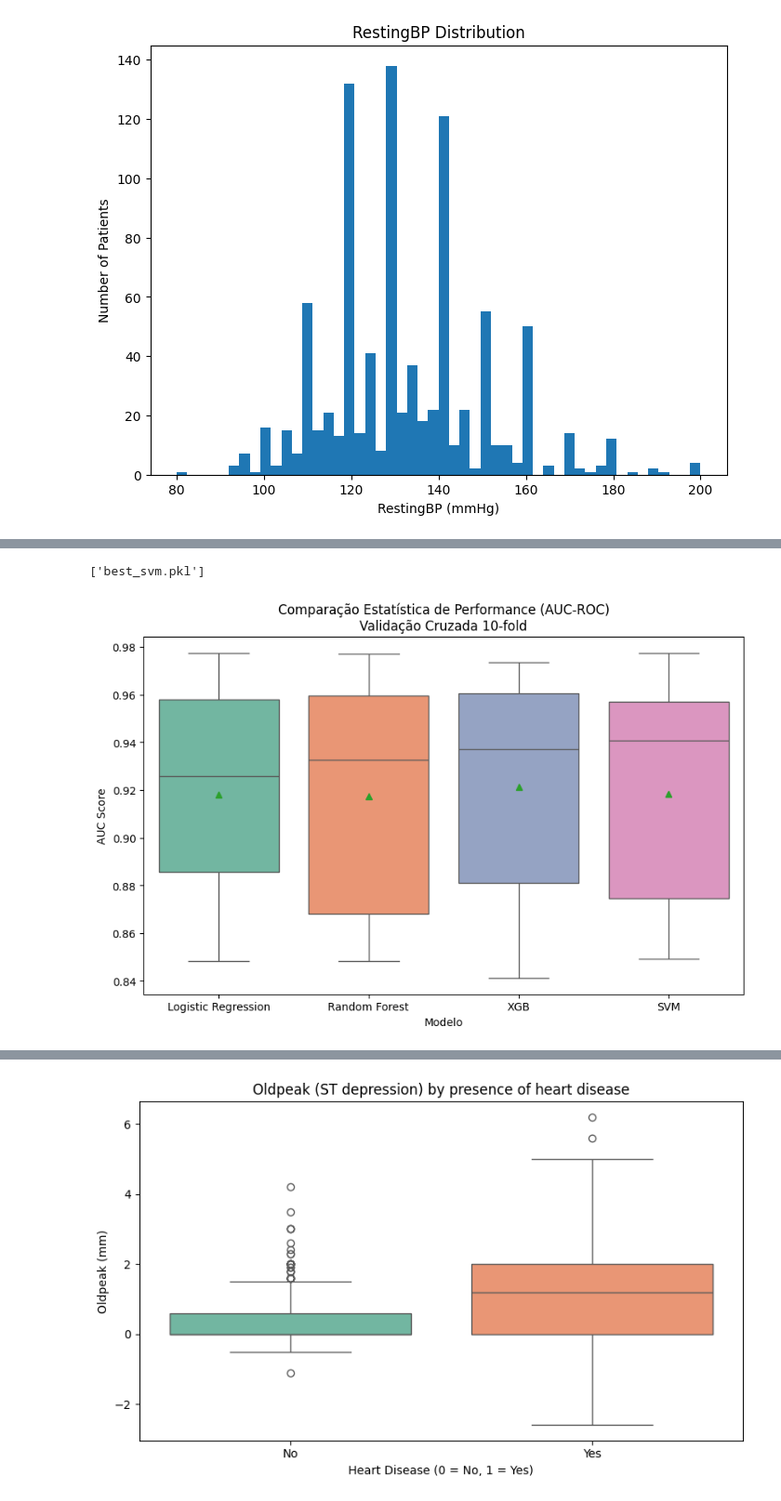
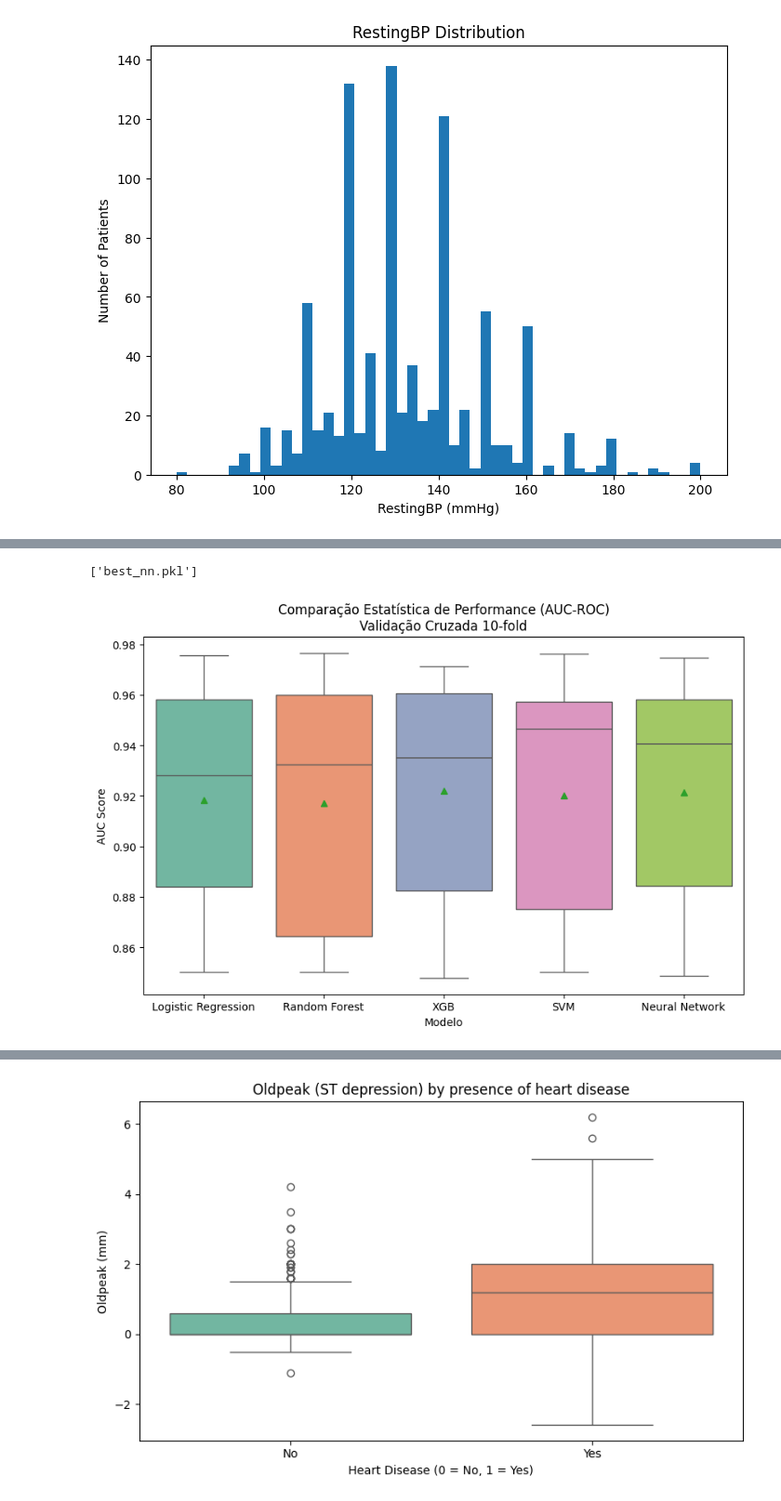
Before and after one commit to malf75/Heart-Failure-ML, a Jupyter notebook: heartdisease.ipynb, the cells around one changed output, grey strips where cells are left out. Shown at 93% size. Cells and saved outputs as stored; diff of their text form; code cells hidden in the pictures.

```diff
--- a/heartdisease.ipynb
+++ b/heartdisease.ipynb
@@ -415,0 +377,41 @@ F1-score: 0.8561
+# %%
+param_grid_nn = {
+    'clf__learning_rate_init': loguniform(1e-4, 1e-1),
+    'clf__momentum': uniform(0.5, 0.49),
+    'clf__hidden_layer_sizes': [(6,6), (12,), (20,10), (50,30)],
+    'clf__alpha': loguniform(1e-5, 1e-1)
+}
+
+neural_network = Pipeline([
+    ('prep', preprocessor),
+    ('clf', MLPClassifier(
+        random_state=42,
+        max_iter=2000,
+        tol=1e-6,
+        solver='sgd'
+    ))
+])
+
+grid_nn = RandomizedSearchCV(
+    neural_network,
+    param_distributions=param_grid_nn,
+    n_iter=50,
+    scoring='roc_auc',
+    cv=10,
+    n_jobs=-1,
+    verbose=1
+)
+
+grid_nn.fit(X, y)
+
+print(f"Melhor Score (AUC): {grid_nn.best_score_:.4f}")
+print(f"Melhores Parâmetros: {grid_nn.best_params_}")
+
+model5 = grid_nn.best_estimator_
+
+scores = cross_validate(model5, X, y, cv=10, scoring=['roc_auc', 'accuracy', 'recall', 'f1'])
+
+print("Neural Network AUC-ROC (10-fold):", scores['test_roc_auc'].mean().round(4), "±", scores['test_roc_auc'].std().round(4))
+print("Accuracy:", scores['test_accuracy'].mean().round(4))
+print("Recall (doença):", scores['test_recall'].mean().round(4))
+print("F1-score:", scores['test_f1'].mean().round(4))
@@ -418,44 +428,47 @@ joblib.dump(model1, 'best_logistic_regression.pkl')
 joblib.dump(model2, 'best_random_forest.pkl')
 joblib.dump(model3, 'best_xgboost.pkl')
 joblib.dump(model4, 'best_svm.pkl')
+joblib.dump(model5, 'best_nn.pkl')
 # %% [output]
-['best_svm.pkl']
+['best_nn.pkl']
 # %%
 model1 = joblib.load('best_logistic_regression.pkl')
 model2 = joblib.load('best_random_forest.pkl')
 model3 = joblib.load('best_xgboost.pkl')
 model4 = joblib.load('best_svm.pkl')
+model5 = joblib.load('best_nn.pkl')
 # %%
 results = []
 names = []
+models = [('Logistic Regression', model1), ('Random Forest', model2), ('XGB', model3), ('SVM', model4), ('Neural Network', model5)]
 
-for name, model in [('Logistic Regression', model1), ('Random Forest', model2), ('XGB', model3), ('SVM', model4)]:
+for name, model in models:
     cv_results = cross_val_score(model, X, y, cv=10, scoring='roc_auc')
     results.append(cv_results)
     names.append(name)
 
 data = []
 for name, scores in zip(names, results):
     for score in scores:
         data.append({'Modelo': name, 'AUC-ROC': score})
 
 df_plot = pd.DataFrame(data)
 
 plt.figure(figsize=(10, 6))
 sns.boxplot(
     data=df_plot,
     x='Modelo',
     y='AUC-ROC',
     palette='Set2',
     showmeans=True,
 )
 
 plt.title('Comparação Estatística de Performance (AUC-ROC)\nValidação Cruzada 10-fold')
 plt.ylabel('AUC Score')
 plt.savefig('images/model_comparison_boxplot.png')
 plt.show()
 # %% [output]
-[figure, old version]
+[figure, new version]
 # %%
 auc_rf = cross_val_score(model2, X, y, cv=10, scoring='roc_auc')
 auc_xgb = cross_val_score(model3, X, y, cv=10, scoring='roc_auc')
```
Also changed, not shown: parts of 17 cells of this notebook, 13 other files.
